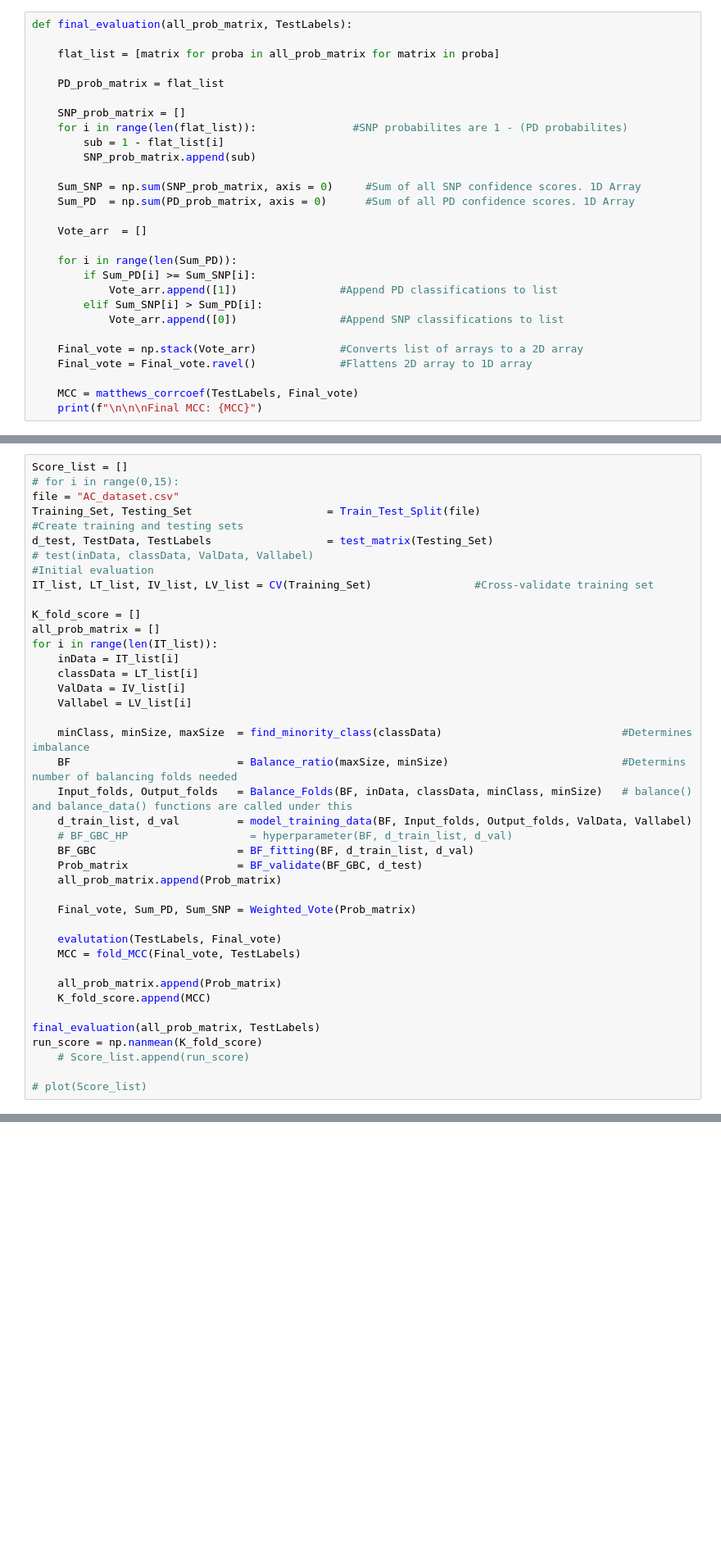
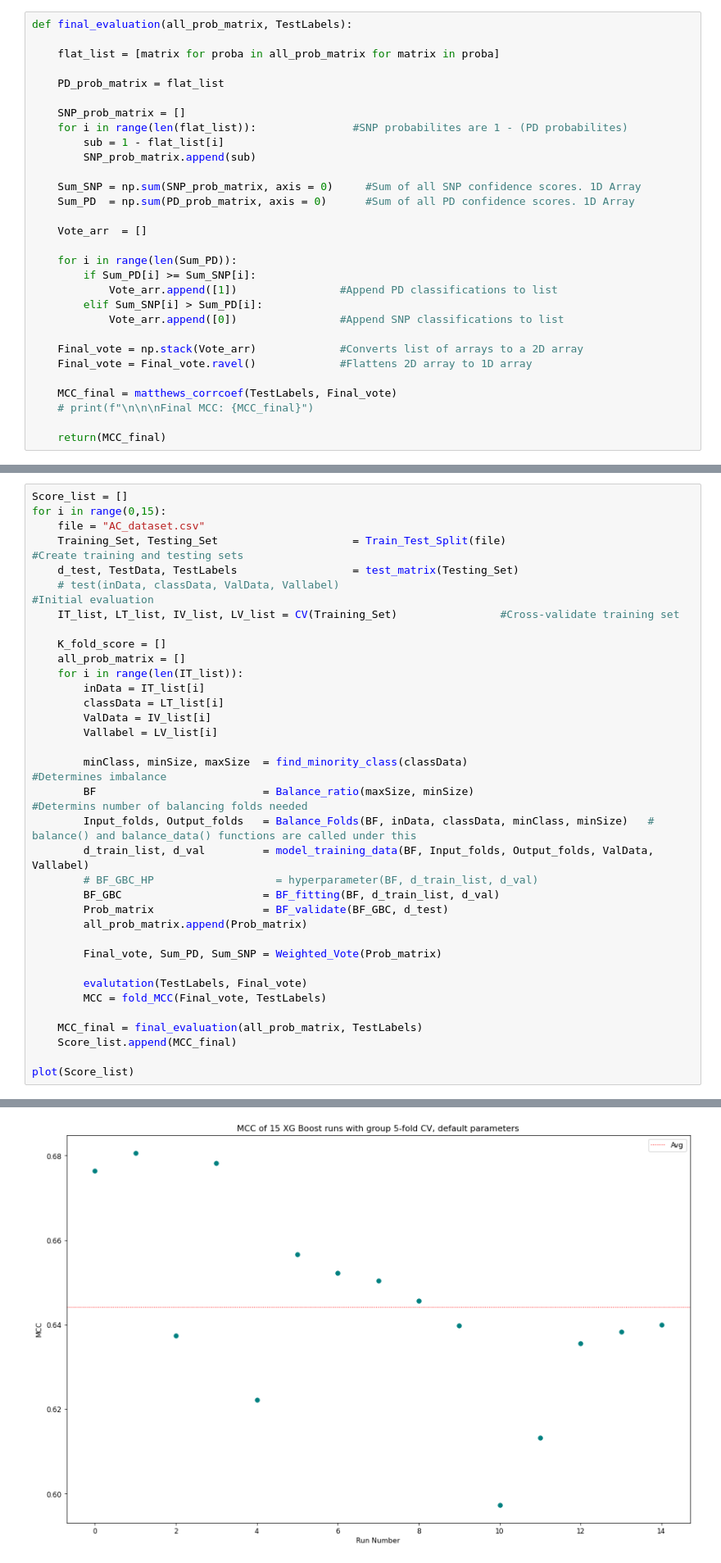
Before and after one commit to Shamin2512/Mutation-Classification, a Jupyter notebook: XGB_MutationClassification.ipynb, the cells around one changed output, grey strips where cells are left out. Shown at 82% size. Saved outputs shown, nothing was run; the diff lists cells and outputs as text; blank space fills up the shorter version.

Commit message:
15 runs with final model evaluation

```diff
--- a/XGB_MutationClassification.ipynb
+++ b/XGB_MutationClassification.ipynb
@@ -519,8 +519,10 @@ def final_evaluation(all_prob_matrix, TestLabels):
     Final_vote = np.stack(Vote_arr)             #Converts list of arrays to a 2D array
     Final_vote = Final_vote.ravel()             #Flattens 2D array to 1D array
 
-    MCC = matthews_corrcoef(TestLabels, Final_vote)
-    print(f"\n\n\nFinal MCC: {MCC}")
+    MCC_final = matthews_corrcoef(TestLabels, Final_vote)
+    # print(f"\n\n\nFinal MCC: {MCC_final}")
+
+    return(MCC_final)
 # %%
 def plot(Score_list):
      """
@@ -544,43 +546,39 @@ def plot(Score_list):
 ### Main Program
 # %%
 Score_list = []
-# for i in range(0,15):
-file = "AC_dataset.csv"
-Training_Set, Testing_Set                     = Train_Test_Split(file)                                 #Create training and testing sets
-d_test, TestData, TestLabels                  = test_matrix(Testing_Set)
-# test(inData, classData, ValData, Vallabel)                                                          #Initial evaluation
-IT_list, LT_list, IV_list, LV_list = CV(Training_Set)                #Cross-validate training set
+for i in range(0,15):
+    file = "AC_dataset.csv"
+    Training_Set, Testing_Set                     = Train_Test_Split(file)                                 #Create training and testing sets
+    d_test, TestData, TestLabels                  = test_matrix(Testing_Set)
+    # test(inData, classData, ValData, Vallabel)                                                          #Initial evaluation
+    IT_list, LT_list, IV_list, LV_list = CV(Training_Set)                #Cross-validate training set
 
-K_fold_score = []
-all_prob_matrix = []
-for i in range(len(IT_list)):
-    inData = IT_list[i]
-    classData = LT_list[i]
-    ValData = IV_list[i]
-    Vallabel = LV_list[i]
+    K_fold_score = []
+    all_prob_matrix = []
+    for i in range(len(IT_list)):
+        inData = IT_list[i]
+        classData = LT_list[i]
+        ValData = IV_list[i]
+        Vallabel = LV_list[i]
 
-    minClass, minSize, maxSize  = find_minority_class(classData)                            #Determines imbalance
-    BF                          = Balance_ratio(maxSize, minSize)                           #Determins number of balancing folds needed
-    Input_folds, Output_folds   = Balance_Folds(BF, inData, classData, minClass, minSize)   # balance() and balance_data() functions are called under this
-    d_train_list, d_val         = model_training_data(BF, Input_folds, Output_folds, ValData, Vallabel)
-    # BF_GBC_HP                   = hyperparameter(BF, d_train_list, d_val)
-    BF_GBC                      = BF_fitting(BF, d_train_list, d_val)
-    Prob_matrix                 = BF_validate(BF_GBC, d_test)
-    all_prob_matrix.append(Prob_matrix)
+        minClass, minSize, maxSize  = find_minority_class(classData)                            #Determines imbalance
+        BF                          = Balance_ratio(maxSize, minSize)                           #Determins number of balancing folds needed
+        Input_folds, Output_folds   = Balance_Folds(BF, inData, classData, minClass, minSize)   # balance() and balance_data() functions are called under this
+        d_train_list, d_val         = model_training_data(BF, Input_folds, Output_folds, ValData, Vallabel)
+        # BF_GBC_HP                   = hyperparameter(BF, d_train_list, d_val)
+        BF_GBC                      = BF_fitting(BF, d_train_list, d_val)
+        Prob_matrix                 = BF_validate(BF_GBC, d_test)
+        all_prob_matrix.append(Prob_matrix)
 
-    Final_vote, Sum_PD, Sum_SNP = Weighted_Vote(Prob_matrix)
+        Final_vote, Sum_PD, Sum_SNP = Weighted_Vote(Prob_matrix)
 
-    evalutation(TestLabels, Final_vote)
-    MCC = fold_MCC(Final_vote, TestLabels)
+        evalutation(TestLabels, Final_vote)
+        MCC = fold_MCC(Final_vote, TestLabels)
 
-    all_prob_matrix.append(Prob_matrix)
-    K_fold_score.append(MCC)
+    MCC_final = final_evaluation(all_prob_matrix, TestLabels)
+    Score_list.append(MCC_final)
 
-final_evaluation(all_prob_matrix, TestLabels)
-run_score = np.nanmean(K_fold_score)
-    # Score_list.append(run_score)
-
-# plot(Score_list)
+plot(Score_list)
 # %% [output]
 -----------------------------------------------------
               ***Fold 1 Evaluation***
@@ -601,0 +600 @@ Final evaluation:0.5813710865040511
+[figure, added]
```
Also changed, not shown: parts of 1 cell of this notebook.
